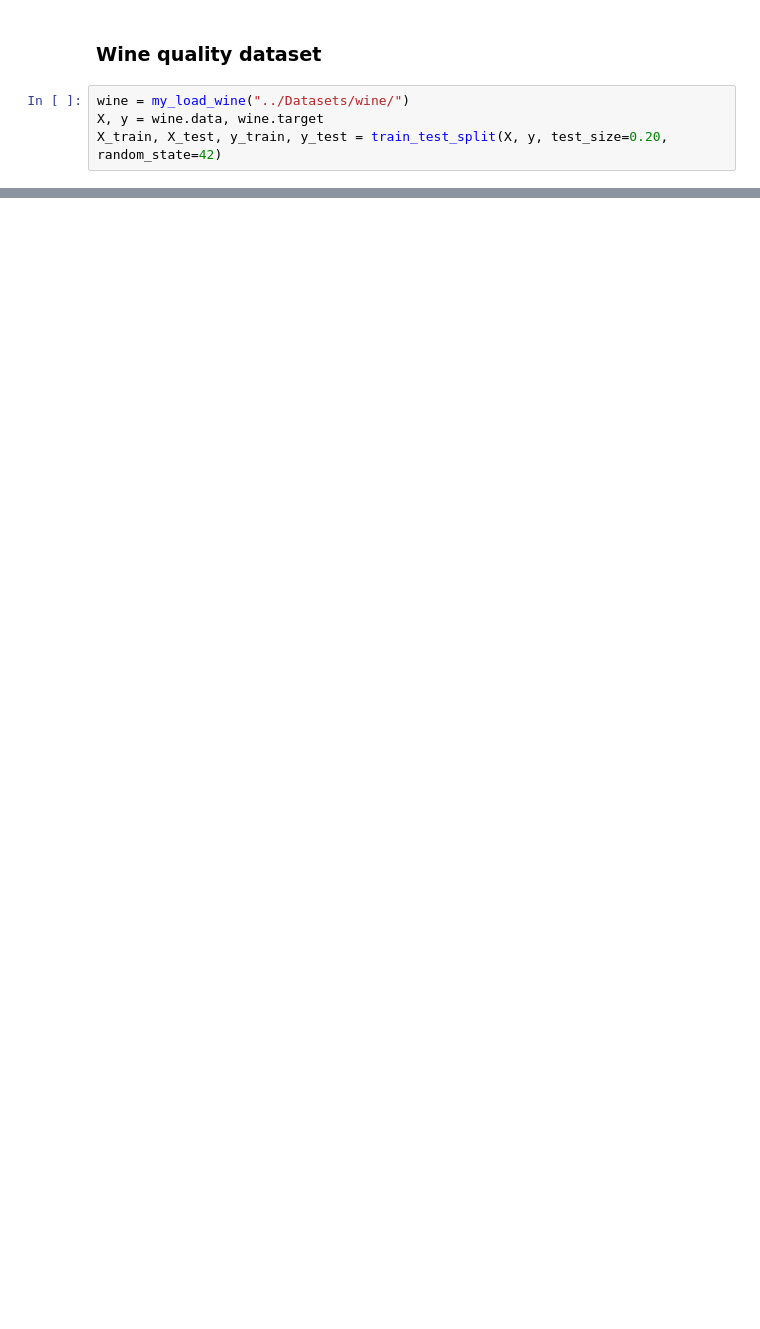
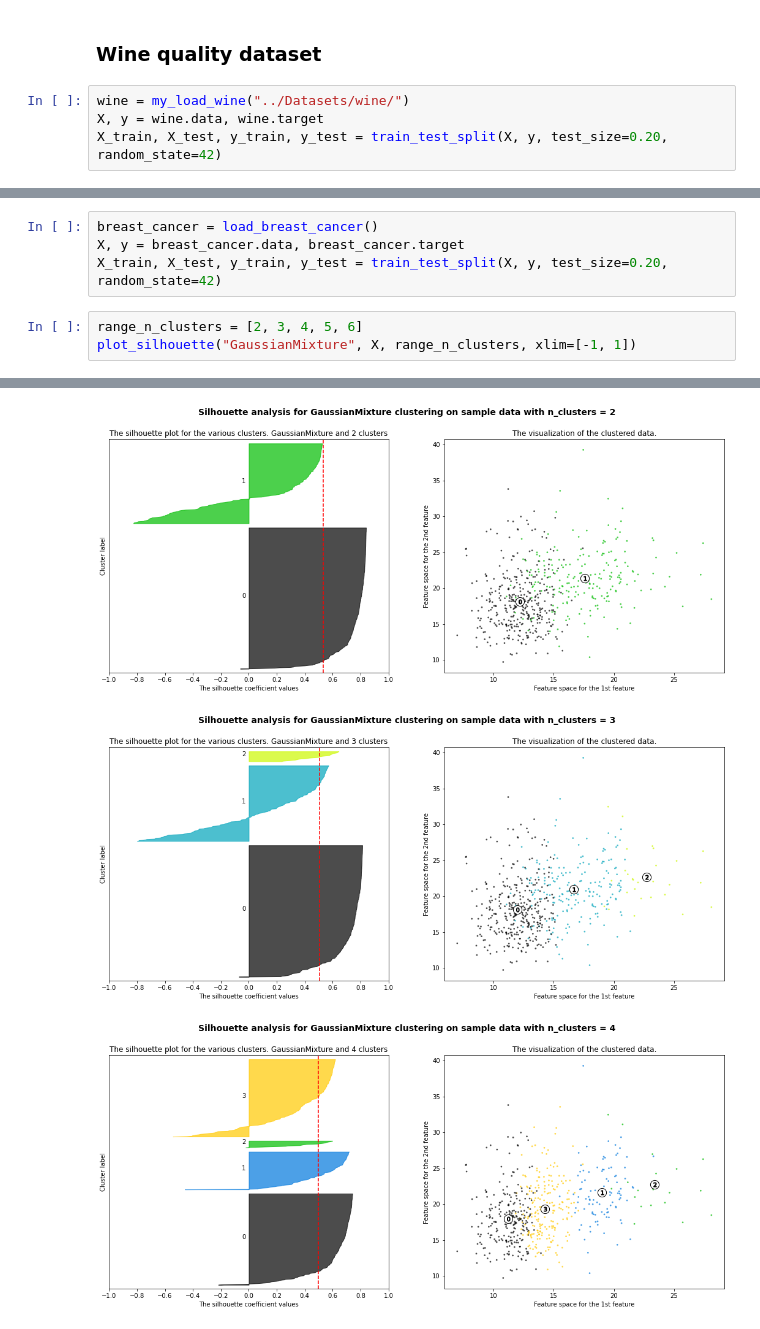
Before and after one commit to Ithanvelreq/CS7641-ML, a Jupyter notebook: Assignment3-Unsupervised-Learning-and-Dimensionality-Reduction/Clustering.ipynb, the cells around one changed output, grey strips where cells are left out. Drawn from its saved outputs; the diff is of its cells as text; blank space fills up the shorter version.

```diff
--- a/Assignment3-Unsupervised-Learning-and-Dimensionality-Reduction/Clustering.ipynb
+++ b/Assignment3-Unsupervised-Learning-and-Dimensionality-Reduction/Clustering.ipynb
@@ -18,0 +60,8 @@ X_train, X_test, y_train, y_test = train_test_split(X, y, test_size=0.20, random
+# %%
+breast_cancer = load_breast_cancer()
+X, y = breast_cancer.data, breast_cancer.target
+X_train, X_test, y_train, y_test = train_test_split(X, y, test_size=0.20, random_state=42)
+# %%
+range_n_clusters = [2, 3, 4, 5, 6]
+plot_silhouette("GaussianMixture", X, range_n_clusters, xlim=[-1, 1])
+# %% [output]
@@ -18,0 +74,3 @@ X_train, X_test, y_train, y_test = train_test_split(X, y, test_size=0.20, random
+[figure, added]
+[figure, added]
+[figure, added]
```
Also changed, not shown: parts of 10 cells of this notebook, 8 other files.
